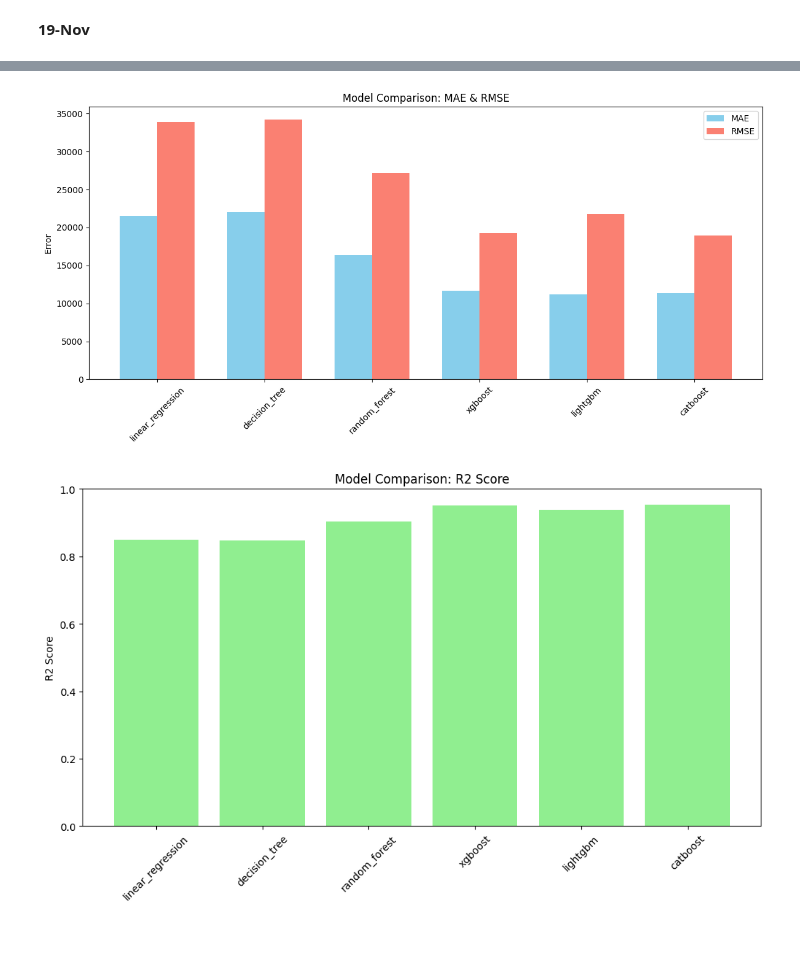
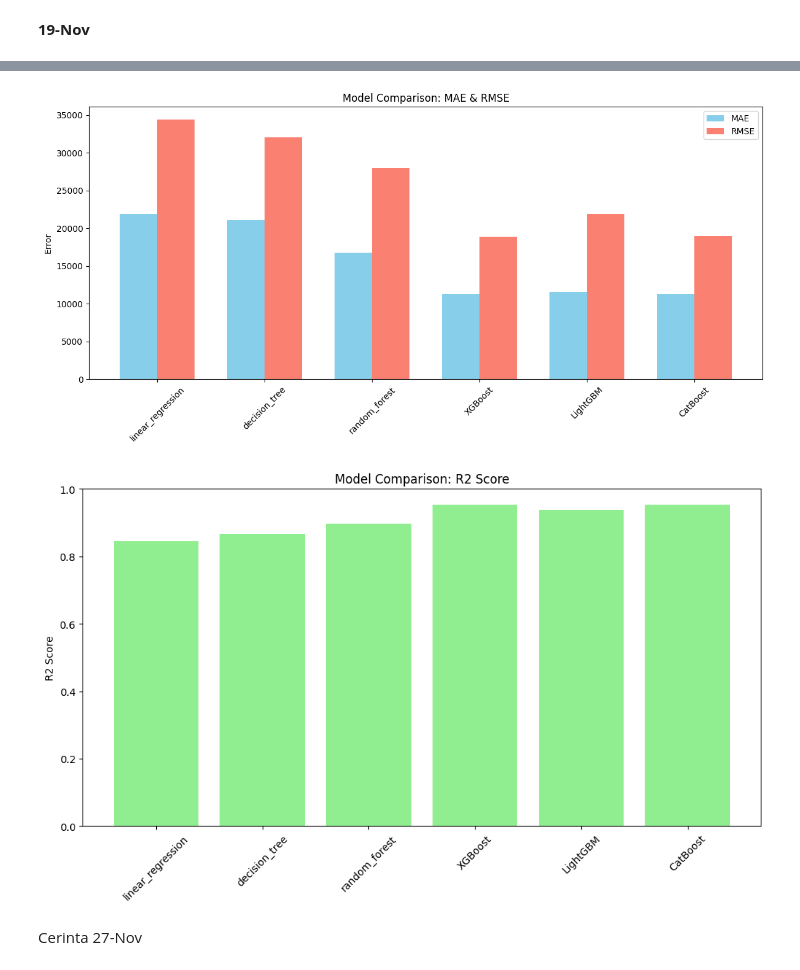
Before and after one commit to OctaMarina/house-price-prediction-integra, a Jupyter notebook: notebooks/regression_full_dataset_IrinaCruceru.ipynb, the cells around one changed output, grey strips where cells are left out. Saved outputs shown, nothing was run; the diff lists cells and outputs as text; code cells hidden in the pictures; blank space fills up the shorter version.

```diff
--- a/notebooks/regression_full_dataset_IrinaCruceru.ipynb
+++ b/notebooks/regression_full_dataset_IrinaCruceru.ipynb
@@ -453,36 +451,38 @@ results
   'RMSE': np.float64(18978.219741523215),
   'R2': 0.9530433498095481}}
 # %%
-models_graph = list(results_cleaned.keys())
-mae = [results_cleaned[m]['MAE'] for m in models_graph]
-rmse = [results_cleaned[m]['RMSE'] for m in models_graph]
-r2 = [results_cleaned[m]['R2'] for m in models_graph]
+models_graph = list(results.keys())
+mae = [results[m]['MAE'] for m in models_graph]
+rmse = [results[m]['RMSE'] for m in models_graph]
+r2 = [results[m]['R2'] for m in models_graph]
 
 # Plot MAE and RMSE together
 x = np.arange(len(models_graph))
 width = 0.35
 
 fig, ax1 = plt.subplots(figsize=(12,6))
 
 ax1.bar(x - width/2, mae, width, label='MAE', color='skyblue')
 ax1.bar(x + width/2, rmse, width, label='RMSE', color='salmon')
 ax1.set_ylabel('Error')
 ax1.set_xticks(x)
 ax1.set_xticklabels(models_graph, rotation=45)
 ax1.set_title('Model Comparison: MAE & RMSE')
 ax1.legend()
 
 plt.tight_layout()
 plt.show()
 
 # Plot R2 separately
 plt.figure(figsize=(12,6))
 plt.bar(models_graph, r2, color='lightgreen')
 plt.ylabel('R2 Score')
 plt.title('Model Comparison: R2 Score')
 plt.ylim(0, 1)
 plt.xticks(rotation=45)
 plt.show()
 # %% [output]
-[figure, old version]
+[figure, new version]
-[figure, old version]
+[figure, new version]
+# %% [markdown]
+Cerinta 27-Nov
```
Also changed, not shown: parts of 35 cells of this notebook.
